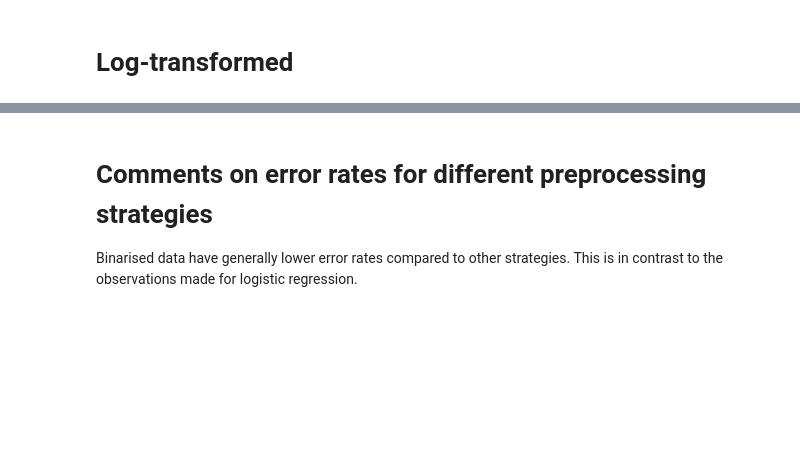
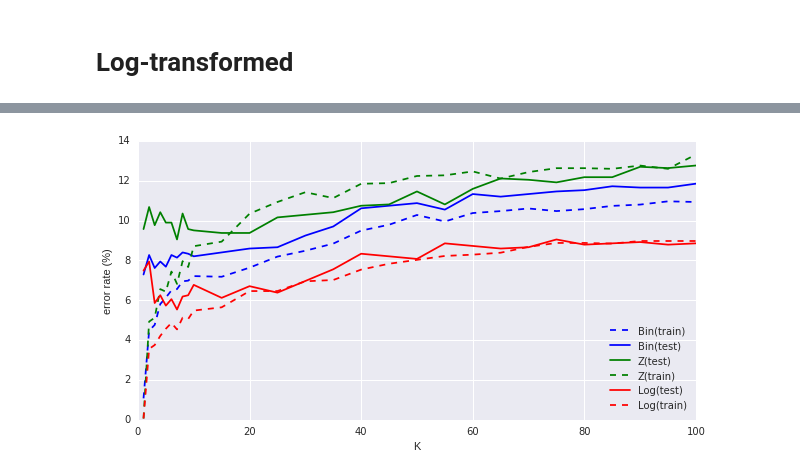
Before and after one commit to hoopernikaho/EE5907R_CA1, a Jupyter notebook: CA1_Q4.ipynb, the cells around one changed output, grey strips where cells are left out. Drawn from its saved outputs; the diff is of its cells as text; code cells hidden in the pictures; blank space fills up the shorter version.

```diff
--- a/CA1_Q4.ipynb
+++ b/CA1_Q4.ipynb
@@ -241,4 +241,19 @@ print [np.array(Log_ErrorRates_Testing)[Kays==i] for i in [1,10,100]]
-# %% [markdown]
-# Comments on error rates for different preprocessing strategies
-Binarised data have generally lower error rates compared to other strategies.
-This is in contrast to the observations made for logistic regression.
+# %%
+plt.figure(figsize=(10,5))
+plt.plot(Kays,Bin_ErrorRates_Training, ls = '--', color='b', label='Bin(train)')
+plt.plot(Kays,Bin_ErrorRates_Testing, color='b', label='Bin(test)')
+
+plt.plot(Kays,Z_ErrorRates_Testing, color='g', label='Z(test)')
+plt.plot(Kays,Z_ErrorRates_Training, ls = '--', color='g', label='Z(train)')
+
+plt.plot(Kays,Log_ErrorRates_Testing, color='r', label='Log(test)')
+plt.plot(Kays,Log_ErrorRates_Training, ls = '--', color='r', label='Log(train)')
+
+plt.xlabel('K')
+plt.ylabel('error rate (%)')
+# plt.xlim(1,5)
+# plt.semilogx()
+plt.legend(loc='best')
+plt.show()
+# %% [output]
+[figure, added]
```
Also changed, not shown: parts of 23 cells of this notebook, 9 other files.
